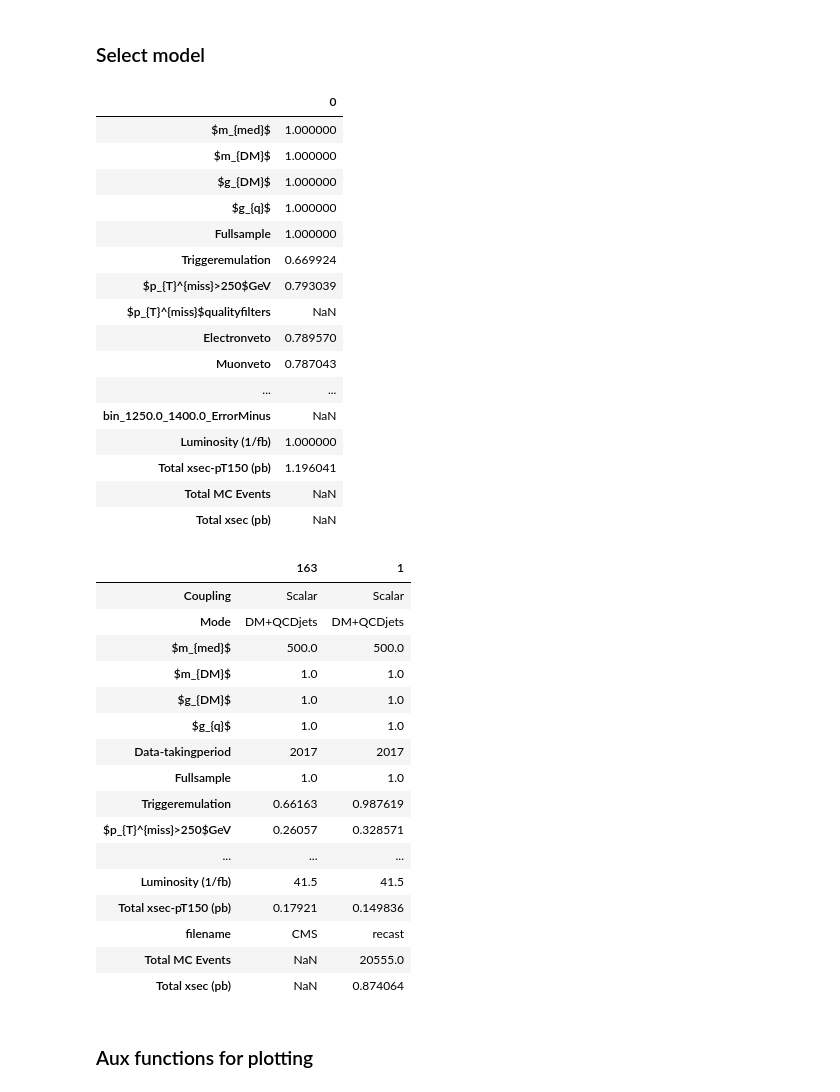
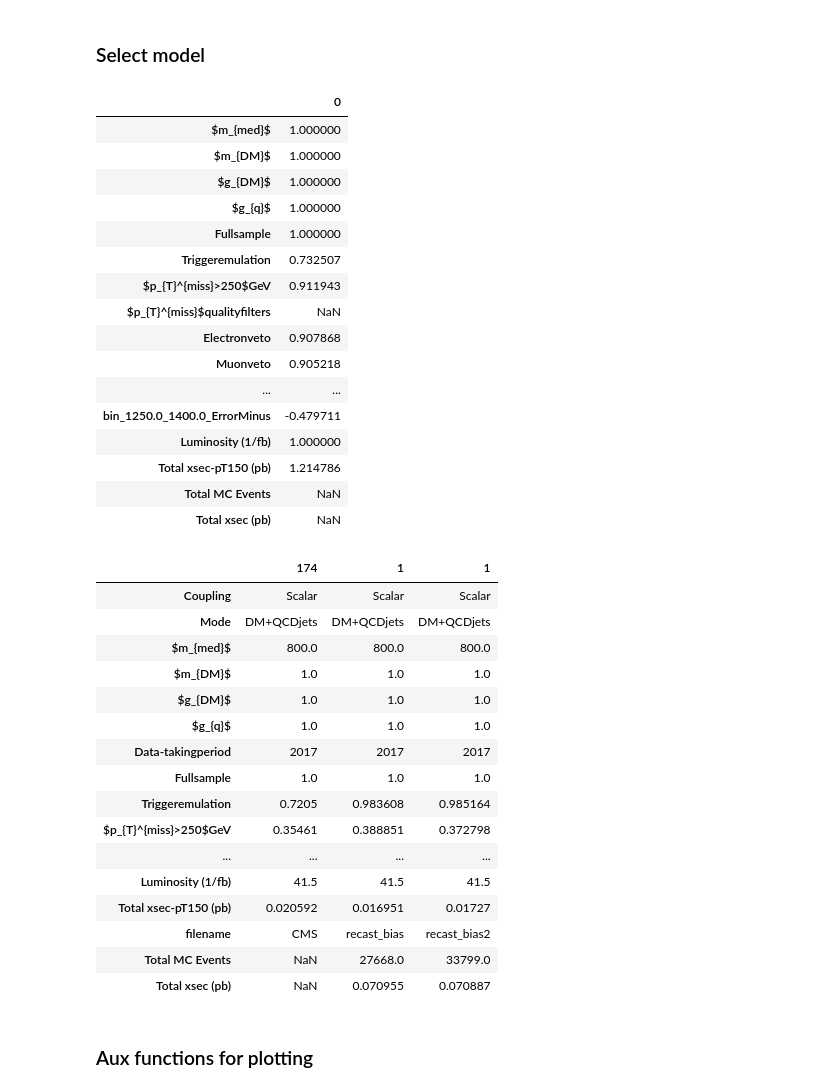
Before and after one commit to andlessa/MonoXSMS, a Jupyter notebook: notebooks/cms_exo_20_004-CompSpin0.ipynb, the cells around one changed output. Cells and saved outputs as stored; diff of their text form; code cells hidden in the pictures.

```diff
--- a/notebooks/cms_exo_20_004-CompSpin0.ipynb
+++ b/notebooks/cms_exo_20_004-CompSpin0.ipynb
@@ -39,9 +39,10 @@ files = {'recast' : '../scanResults_scalar.pcl'}
 files = {'recast' : '../DMSimp_scalar_1j_test/Events/run_01/scalar_800_1_cms_exo_20_004.pcl',
         'recast_pt150' : '../DMSimp_scalar_1j_test/Events/run_02/scalar_800_1_pt150_cms_exo_20_004.pcl'}
 
-files = {'recast' : '../DMSimp_scalar_0j_match/Events/run_02/scalar_800_1_cms_exo_20_004.pcl'}
+files = {'recast_bias' : '../DMSimp_scalar_0j_match/Events/run_02/scalar_800_1_cms_exo_20_004.pcl',
+         'recast_bias2' : '../test_bias2.pcl'}
 
-files = {'recast' : '../DMSimp_scalar_0j_match/Events/run_01/scalar_500_1_cms_exo_20_004.pcl'}
+# files = {'recast' : '../DMSimp_scalar_0j_match/Events/run_01/scalar_500_1_cms_exo_20_004.pcl'}
 
 
 allData = cmsData
@@ -57,64 +58,64 @@ allData.sort_values(['Coupling','Mode','$m_{med}$','$m_{DM}$','Data-takingperiod
 # %%
 modelFilter = {'Coupling' : 'Scalar',
  'Mode' : 'DM+QCDjets',
- '$m_{med}$' : 500.0,
+ '$m_{med}$' : 800.0,
  '$m_{DM}$' : 1.0,
  '$g_{DM}$' : 1.0,
  '$g_{q}$' : 1.0,
  'Data-takingperiod' : 2017}
 
 
 textstr = '\n'.join([r'%s = %s' %(k,v) for k,v in modelFilter.items()])
 dfModel = allData.loc[(allData[list(modelFilter)] == pd.Series(modelFilter)).all(axis=1)]
 
 ratio = {}
 for c in dfModel.columns:
     xList = dfModel[c].tolist()
     if all(isinstance(x,float) for x in xList):
         if xList[1]:
             ratio.update({c : [xList[0]/xList[1]]})
         else:
             ratio.update({c : [np.nan]})
 dfRatio = pd.DataFrame.from_dict(ratio)
 dfRatio.T
 # %% [output]
 |  | 0 |
 | $m_{med}$ | 1.000000 |
 | $m_{DM}$ | 1.000000 |
 | $g_{DM}$ | 1.000000 |
 | $g_{q}$ | 1.000000 |
 | Fullsample | 1.000000 |
-| Triggeremulation | 0.669924 |
-| $p_{T}^{miss}>250$GeV | 0.793039 |
+| Triggeremulation | 0.732507 |
+| $p_{T}^{miss}>250$GeV | 0.911943 |
 | $p_{T}^{miss}$qualityfilters | NaN |
-| Electronveto | 0.789570 |
-| Muonveto | 0.787043 |
+| Electronveto | 0.907868 |
+| Muonveto | 0.905218 |
 | ... | ... |
-| bin_1250.0_1400.0_ErrorMinus | NaN |
+| bin_1250.0_1400.0_ErrorMinus | -0.479711 |
 | Luminosity (1/fb) | 1.000000 |
-| Total xsec-pT150 (pb) | 1.196041 |
+| Total xsec-pT150 (pb) | 1.214786 |
 | Total MC Events | NaN |
 | Total xsec (pb) | NaN |
 # %%
 dfModel.T
 # %% [output]
-|  | 163 | 1 |
-| Coupling | Scalar | Scalar |
-| Mode | DM+QCDjets | DM+QCDjets |
-| $m_{med}$ | 500.0 | 500.0 |
-| $m_{DM}$ | 1.0 | 1.0 |
-| $g_{DM}$ | 1.0 | 1.0 |
-| $g_{q}$ | 1.0 | 1.0 |
-| Data-takingperiod | 2017 | 2017 |
-| Fullsample | 1.0 | 1.0 |
-| Triggeremulation | 0.66163 | 0.987619 |
-| $p_{T}^{miss}>250$GeV | 0.26057 | 0.328571 |
-| ... | ... | ... |
-| Luminosity (1/fb) | 41.5 | 41.5 |
-| Total xsec-pT150 (pb) | 0.17921 | 0.149836 |
-| filename | CMS | recast |
-| Total MC Events | NaN | 20555.0 |
-| Total xsec (pb) | NaN | 0.874064 |
+|  | 174 | 1 | 1 |
+| Coupling | Scalar | Scalar | Scalar |
+| Mode | DM+QCDjets | DM+QCDjets | DM+QCDjets |
+| $m_{med}$ | 800.0 | 800.0 | 800.0 |
+| $m_{DM}$ | 1.0 | 1.0 | 1.0 |
+| $g_{DM}$ | 1.0 | 1.0 | 1.0 |
+| $g_{q}$ | 1.0 | 1.0 | 1.0 |
+| Data-takingperiod | 2017 | 2017 | 2017 |
+| Fullsample | 1.0 | 1.0 | 1.0 |
+| Triggeremulation | 0.7205 | 0.983608 | 0.985164 |
+| $p_{T}^{miss}>250$GeV | 0.35461 | 0.388851 | 0.372798 |
+| ... | ... | ... | ... |
+| Luminosity (1/fb) | 41.5 | 41.5 | 41.5 |
+| Total xsec-pT150 (pb) | 0.020592 | 0.016951 | 0.01727 |
+| filename | CMS | recast_bias | recast_bias2 |
+| Total MC Events | NaN | 27668.0 | 33799.0 |
+| Total xsec (pb) | NaN | 0.070955 | 0.070887 |
 # %% [markdown]
 ### Aux functions for plotting
 # %%
```
Also changed, not shown: parts of 1 cell of this notebook, 12 other files.
